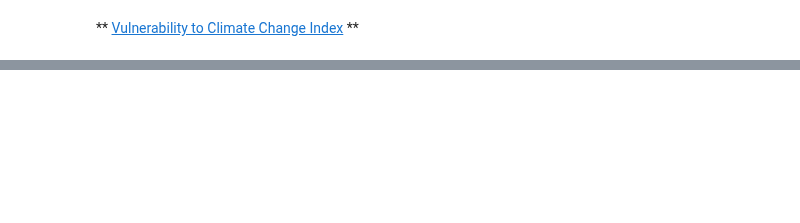
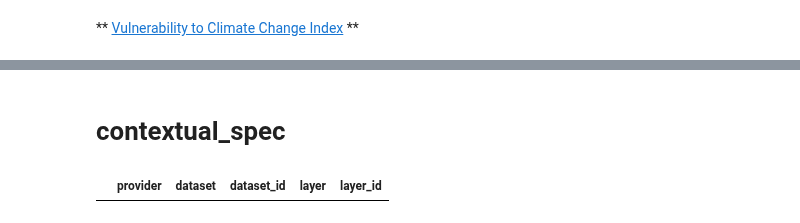
Before and after one commit to Vizzuality/notebooks, a Jupyter notebook: i2i/fspmaps/contextual_layers_final.ipynb, the cells around one changed output, grey strips where cells are left out. Saved outputs shown, nothing was run; the diff lists cells and outputs as text; code cells hidden in the pictures; blank space fills up the shorter version.

```diff
--- a/i2i/fspmaps/contextual_layers_final.ipynb
+++ b/i2i/fspmaps/contextual_layers_final.ipynb
@@ -463,0 +667,8 @@ urban.to_csv('/Users/ikersanchez/Vizzuality/PROIEKTUAK/i2i/Data/cartodb/urban_ar
+# %% [markdown]
+# contextual_spec
+# %%
+df_contex = pd.DataFrame(columns = ['provider', 'dataset', 'dataset_id', 'layer', 'layer_id'])
+# %%
+df_contex
+# %% [output]
+|  | provider | dataset | dataset_id | layer | layer_id |
```
Also changed, not shown: parts of 78 cells of this notebook.
